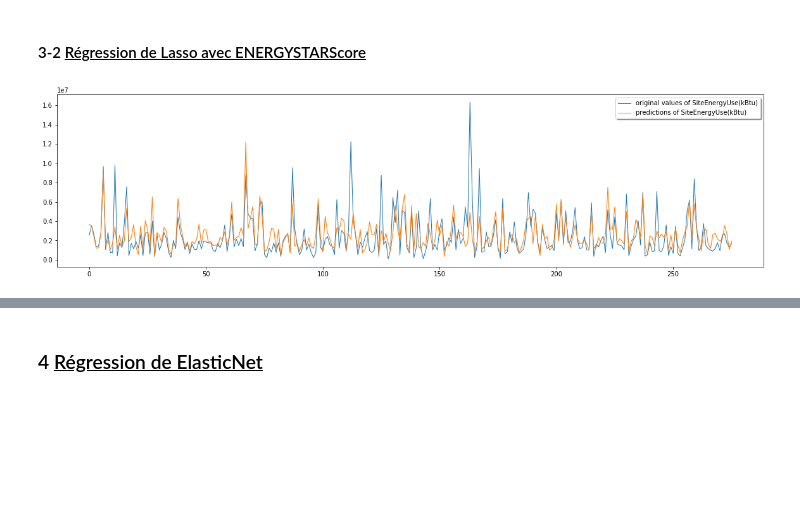
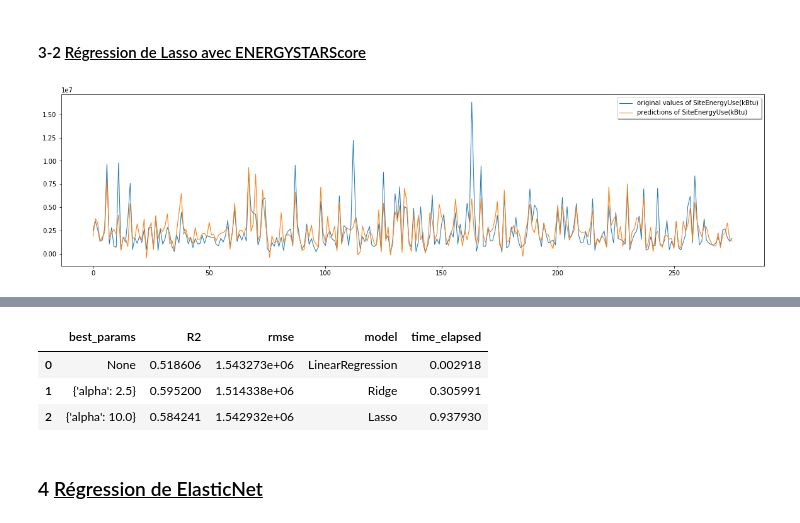
Before and after one commit to hoochycoochie/p4ml, a Jupyter notebook: DIOP_Amadou_3_notebook_prediction_082022.ipynb, the cells around one changed output, grey strips where cells are left out. Drawn from its saved outputs; the diff is of its cells as text; code cells hidden in the pictures; blank space fills up the shorter version.

```diff
--- a/DIOP_Amadou_3_notebook_prediction_082022.ipynb
+++ b/DIOP_Amadou_3_notebook_prediction_082022.ipynb
@@ -48,3 +45,9 @@ df.head()
+# %%
+X_train,X_test,y_train,y_test=train_test_split(df[feature_cols],df[target_col],test_size=test_size,random_state=random_state)
+X_train_with_energy_star_score=X_train[feature_cols_with_energy_star_score]
+X_test_with_energy_star_score=X_test[feature_cols_with_energy_star_score]
+train_y=y_train.values
+test_y=y_test.values
 # %% [markdown]
 ## Partie 1 modèles linéaires
 # %% [markdown]
@@ -94,0 +75,10 @@ feature_cols ['NaturalGas(kBtu)', 'ENERGYSTARScore', 'NumberofBuildings', 'age',
+# %%
+
+train_x=X_train_with_energy_star_score.values
+test_x=X_test_with_energy_star_score.values
+
+result=utils.linear_regression_func(df,target_col,feature_cols_with_energy_star_score,test_size,random_state,train_x,test_x,train_y,test_y)
+
+df_result_with_energy_star_score=df_result_with_energy_star_score.append(result,ignore_index = True)
+df_result_with_energy_star_score
+print(result)
@@ -119,18 +113,16 @@ utils.grid_search_cv_func(df,target_col,feature_cols,param_grid,scoring,model,te
 # %% [markdown]
 #### 2-2 <u>Régression de ridge avec ENERGYSTARScore </u>
 # %%
+train_x=X_train_with_energy_star_score.values
+test_x=X_test_with_energy_star_score.values
 
-feature_cols=[
 
- col for col in df.columns.tolist() if col!='TotalGHGEmissions' and col!='SiteEnergyUse(kBtu)'
-]
 param_grid = [{'alpha' : np.array([10, 9, 8, 7, 6, 5, 4, 3.5, 3, 2.5, 2, 1, 0.95, 0.9, 0.8, 0.7, 0.6, 0.5, 0.1, 0.01])}]
 
 
-scoring = 'r2'
-cv=5
-test_size=0.25
-random_state=42
 model = Ridge(random_state=random_state)
-utils.grid_search_cv_func(df,target_col,feature_cols,param_grid,scoring,model,test_size,random_state,cv)
+result=utils.grid_search_cv_func(df,target_col,feature_cols_with_energy_star_score,param_grid,scoring,model,test_size,random_state,cv,train_x,test_x,train_y,test_y)
+df_result_with_energy_star_score=df_result_with_energy_star_score.append(result,ignore_index = True)
+print(result)
+df_result_with_energy_star_score
 # %% [output]
@@ -161,19 +161,19 @@ utils.grid_search_cv_func(df,target_col,feature_cols,param_grid,scoring,model,te
 # %% [markdown]
 #### 3-2 <u>Régression de Lasso avec ENERGYSTARScore </u>
 # %%
+train_x=X_train_with_energy_star_score.values
+test_x=X_test_with_energy_star_score.values
 
-feature_cols=[
 
- col for col in df.columns.tolist() if col!='TotalGHGEmissions' and col!='SiteEnergyUse(kBtu)'
-]
 param_grid = [{'alpha' : np.array([10, 1, 0.1, 0.02, 0.01, 0.005, 0.001, 0.0005])}]
 
 
 scoring = 'r2'
-cv=5
-test_size=0.25
-random_state=42
+
 model = Lasso( random_state=random_state)
-utils.grid_search_cv_func(df,target_col,feature_cols,param_grid,scoring,model,test_size,random_state,cv)
+result=utils.grid_search_cv_func(df,target_col,feature_cols_with_energy_star_score,param_grid,scoring,model,test_size,random_state,cv,train_x,test_x,train_y,test_y)
+df_result_with_energy_star_score=df_result_with_energy_star_score.append(result,ignore_index = True)
+print(result)
+df_result_with_energy_star_score
 # %% [output]
-[figure, old version]
+[figure, new version]
@@ -181,3 +181,7 @@ utils.grid_search_cv_func(df,target_col,feature_cols,param_grid,scoring,model,te
+|  | best_params | R2 | rmse | model | time_elapsed |
+| 0 | None | 0.518606 | 1.543273e+06 | LinearRegression | 0.002918 |
+| 1 | {'alpha': 2.5} | 0.595200 | 1.514338e+06 | Ridge | 0.305991 |
+| 2 | {'alpha': 10.0} | 0.584241 | 1.542932e+06 | Lasso | 0.937930 |
 # %% [markdown]
 ### 4 <u>Régression de ElasticNet</u>
 # %% [markdown]
```
Also changed, not shown: parts of 33 cells of this notebook, 1 other file.
